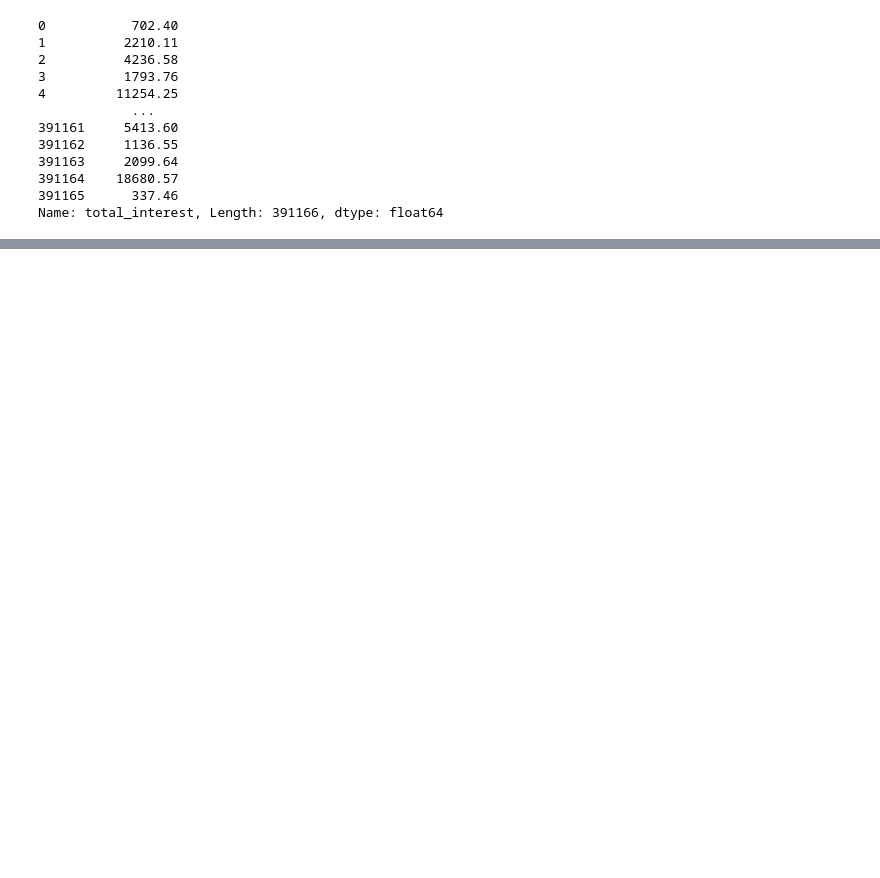
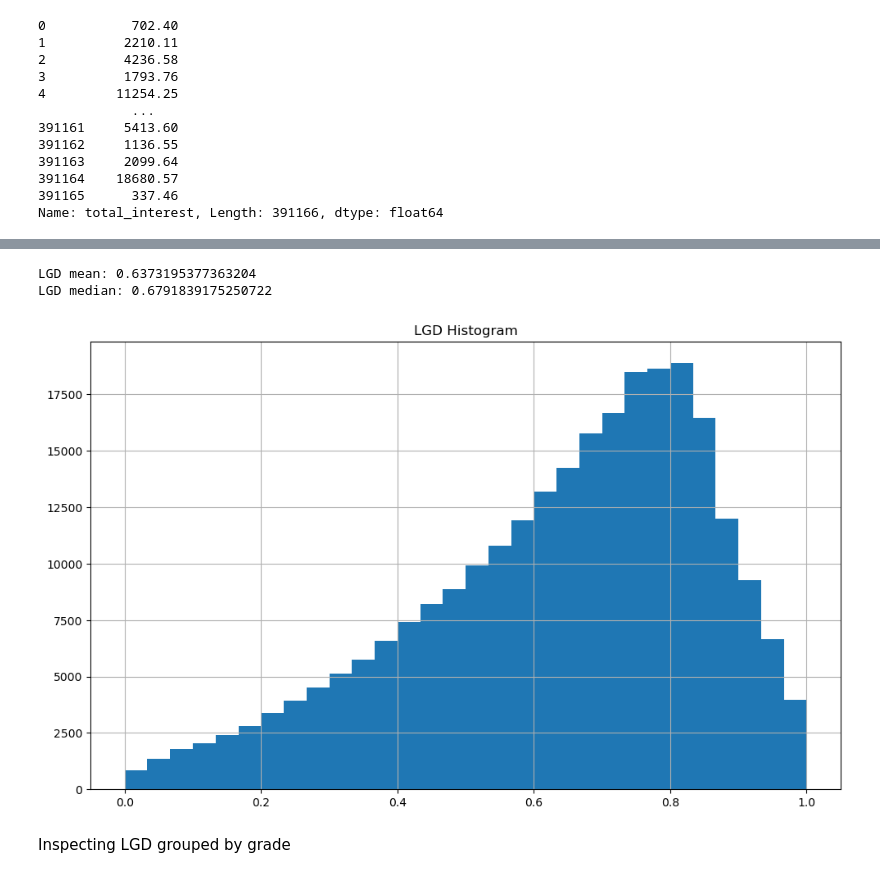
Before and after one commit to SU-IST707-SP26/group-project-data-dopes, a Jupyter notebook: work/Data_Prep_for_Policy_Simulation.ipynb, the cells around one changed output, grey strips where cells are left out. Cells and saved outputs as stored; diff of their text form; code cells hidden in the pictures; blank space fills up the shorter version.

Commit message:
compute and inspect LGD - relates to M4.T3

```diff
--- a/work/Data_Prep_for_Policy_Simulation.ipynb
+++ b/work/Data_Prep_for_Policy_Simulation.ipynb
@@ -154,0 +185,16 @@ Name: total_interest, Length: 391166, dtype: float64
+# %%
+# separate default data
+full_loan_df = full_loan_df[full_loan_df['loan_status'].isin(['Fully Paid','Charged Off', 'Default', 'Does not meet the credit policy. Status:Fully Paid',
+                'Does not meet the credit policy. Status:Charged Off'])]
+
+# binary categorize for loan_status
+full_loan_df['loan_status'] = full_loan_df['loan_status'].map({
+    'Fully Paid': 0,
+    'Charged Off': 1,
+    'Default': 1,
+    'Does not meet the credit policy. Status:Fully Paid':0,
+    'Does not meet the credit policy. Status:Charged Off':1
+})
+
+
+default_df = full_loan_df[full_loan_df['loan_status']==1].copy()
@@ -154,0 +221,31 @@ Name: total_interest, Length: 391166, dtype: float64
+# %%
+# calculate total_recovery
+default_df['total_recovered'] = (
+    default_df['total_rec_prncp']
+    + default_df['recoveries']
+    - default_df['collection_recovery_fee']
+)
+# %%
+# compute recovery rate
+default_df['recovery_rate'] = default_df['total_recovered']/default_df['loan_amnt']
+default_df['recovery_rate'] = default_df['recovery_rate'].clip(0,1)
+
+# compute LGD
+default_df['lgd'] = 1 - default_df['recovery_rate']
+
+print(f"LGD mean: {default_df['lgd'].mean()}")
+print(f"LGD median: {default_df['lgd'].median()}")
+# %% [output]
+LGD mean: 0.6373195377363204
+LGD median: 0.6791839175250722
+# %%
+import matplotlib.pyplot as plt
+from matplotlib import ticker as mticker
+default_df['lgd'].hist(figsize=(10, 6), bins=30)
+plt.tight_layout()
+plt.title('LGD Histogram')
+plt.show()
+# %% [output]
+[figure, added]
+# %% [markdown]
+Inspecting LGD grouped by grade
```
Also changed, not shown: parts of 6 cells of this notebook.
